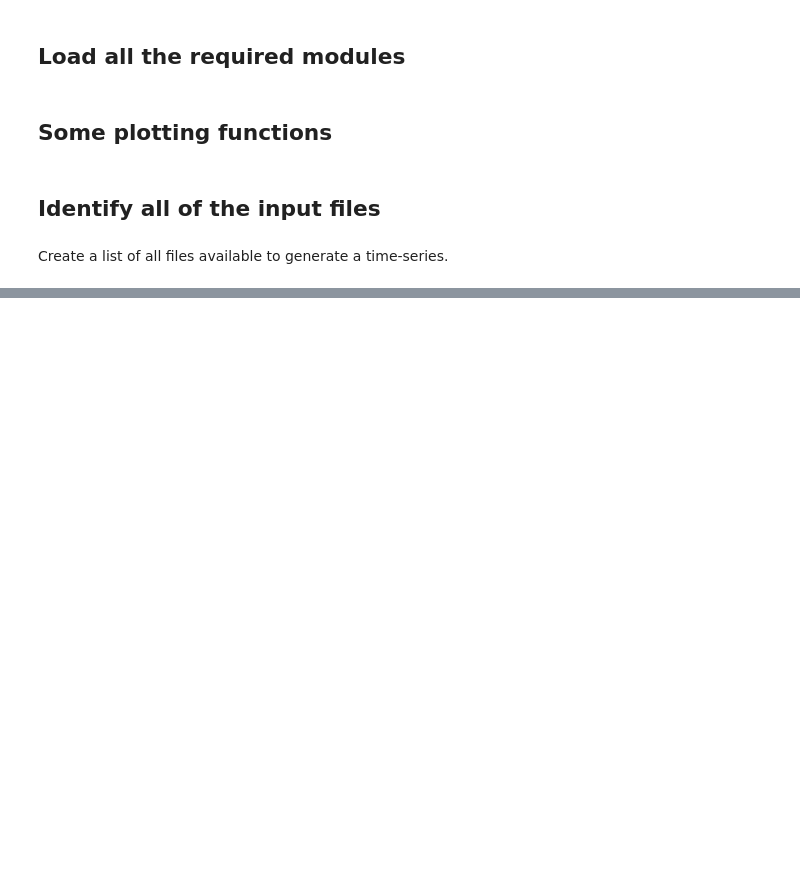
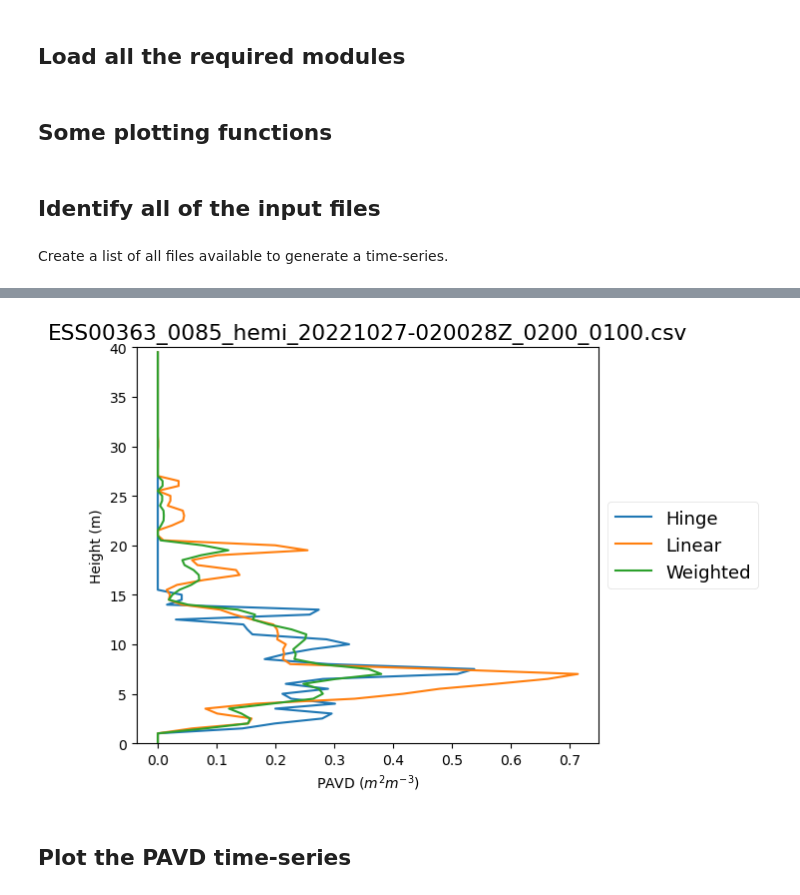
Before and after one commit to armstonj/pylidar-tls-canopy, a Jupyter notebook: notebooks/03_leaf_example.ipynb, the cells around one changed output, grey strips where cells are left out. Cells and saved outputs as stored; diff of their text form; code cells hidden in the pictures; blank space fills up the shorter version.

```diff
--- a/notebooks/03_leaf_example.ipynb
+++ b/notebooks/03_leaf_example.ipynb
@@ -96,0 +144,21 @@ for leaf_file in data_csv_list:
+# %%
+vpp = plant_profile.Jupp2009(hres=0.5, zres=5, ares=90, min_z=5, max_z=70, min_h=0, max_h=40)
+valid = vpp.add_leaf_scan_position(leaf_file, method='WEIGHTED', min_zenith=5, max_zenith=70, sensor_height=1.5)
+if valid:
+    vpp.get_pgap_theta_z(min_azimuth=0, max_azimuth=360)
+
+    hinge_pai = vpp.calcHingePlantProfiles()
+    weighted_pai = vpp.calcSolidAnglePlantProfiles()
+    linear_pai,linear_mla = vpp.calcLinearPlantProfiles()
+
+    hinge_pavd = vpp.get_pavd(hinge_pai)
+    linear_pavd = vpp.get_pavd(linear_pai)
+    weighted_pavd = vpp.get_pavd(weighted_pai)
+
+    title = os.path.basename(leaf_file)
+    plot_vertical_profiles([hinge_pavd,linear_pavd,weighted_pavd], vpp.height_bin,
+        labels=['Hinge','Linear','Weighted'], ylim=[0,40], figsize=[7,5], title=title)
+# %% [output]
+[figure, added]
+# %% [markdown]
+## Plot the PAVD time-series
```
Also changed, not shown: parts of 17 cells of this notebook, 1 other file.
